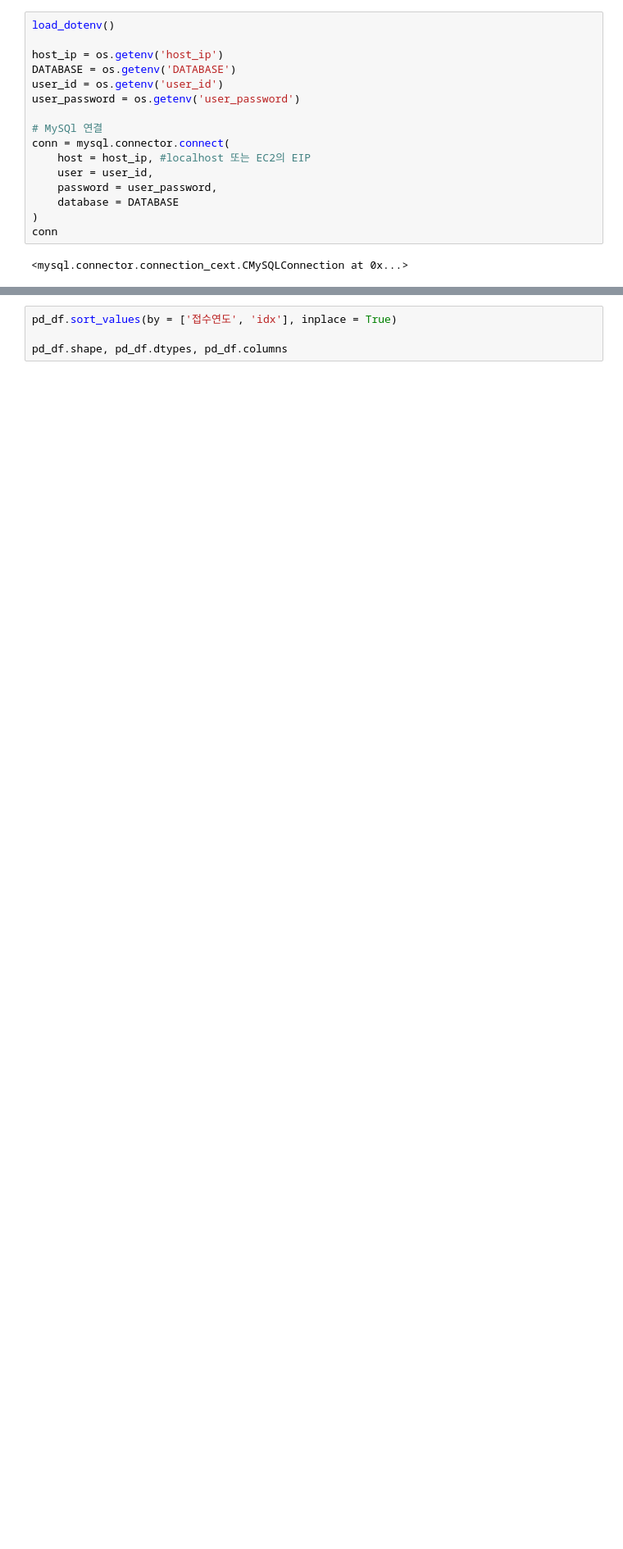
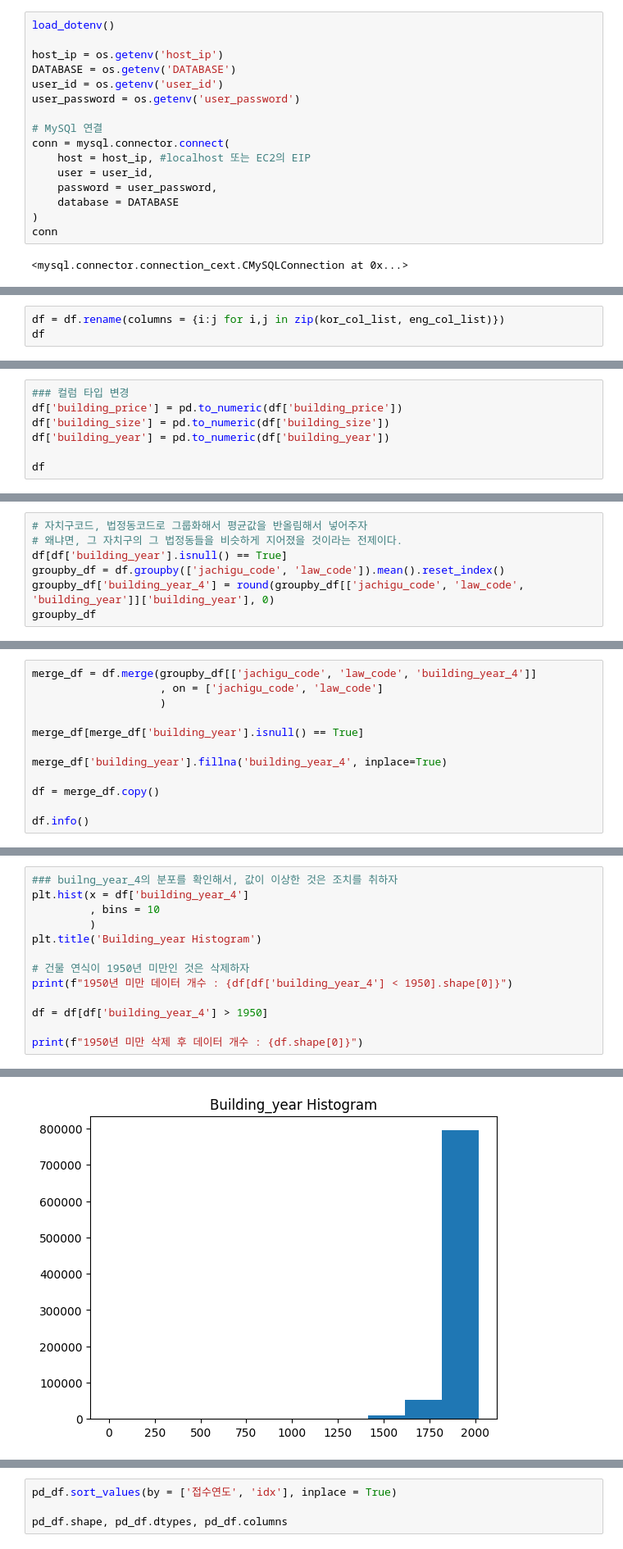
Before and after one commit to ZeroJoon2/aws_test, a Jupyter notebook: src/project/project_local.ipynb, the cells around one changed output, grey strips where cells are left out. Shown at 82% size. Drawn from its saved outputs; the diff is of its cells as text; blank space fills up the shorter version.

```diff
--- a/src/project/project_local.ipynb
+++ b/src/project/project_local.ipynb
@@ -73,0 +94,3 @@ pd_df = df
+# %%
+df = df.rename(columns = {i:j for i,j in zip(kor_col_list, eng_col_list)})
+df
@@ -73,0 +156,7 @@ pd_df = df
+# %%
+### 컬럼 타입 변경
+df['building_price'] = pd.to_numeric(df['building_price'])
+df['building_size'] = pd.to_numeric(df['building_size'])
+df['building_year'] = pd.to_numeric(df['building_year'])
+
+df
@@ -73,0 +177,7 @@ pd_df = df
+# %%
+# 자치구코드, 법정동코드로 그룹화해서 평균값을 반올림해서 넣어주자
+# 왜냐면, 그 자치구의 그 법정동들을 비슷하게 지어졌을 것이라는 전제이다.
+df[df['building_year'].isnull() == True]
+groupby_df = df.groupby(['jachigu_code', 'law_code']).mean().reset_index()
+groupby_df['building_year_4'] = round(groupby_df[['jachigu_code', 'law_code', 'building_year']]['building_year'], 0)
+groupby_df
@@ -73,0 +198,12 @@ pd_df = df
+# %%
+merge_df = df.merge(groupby_df[['jachigu_code', 'law_code', 'building_year_4']]
+                    , on = ['jachigu_code', 'law_code']
+                    )
+
+merge_df[merge_df['building_year'].isnull() == True]
+
+merge_df['building_year'].fillna('building_year_4', inplace=True)
+
+df = merge_df.copy()
+
+df.info()
@@ -73,0 +238,14 @@ pd_df = df
+# %%
+### builng_year_4의 분포를 확인해서, 값이 이상한 것은 조치를 취하자
+plt.hist(x = df['building_year_4']
+         , bins = 10
+         )
+plt.title('Building_year Histogram')
+
+# 건물 연식이 1950년 미만인 것은 삭제하자
+print(f"1950년 미만 데이터 개수 : {df[df['building_year_4'] < 1950].shape[0]}")
+
+df = df[df['building_year_4'] > 1950]
+
+print(f"1950년 미만 삭제 후 데이터 개수 : {df.shape[0]}")
+# %% [output]
@@ -73,0 +254 @@ pd_df = df
+[figure, added]
```
Also changed, not shown: parts of 34 cells of this notebook.
